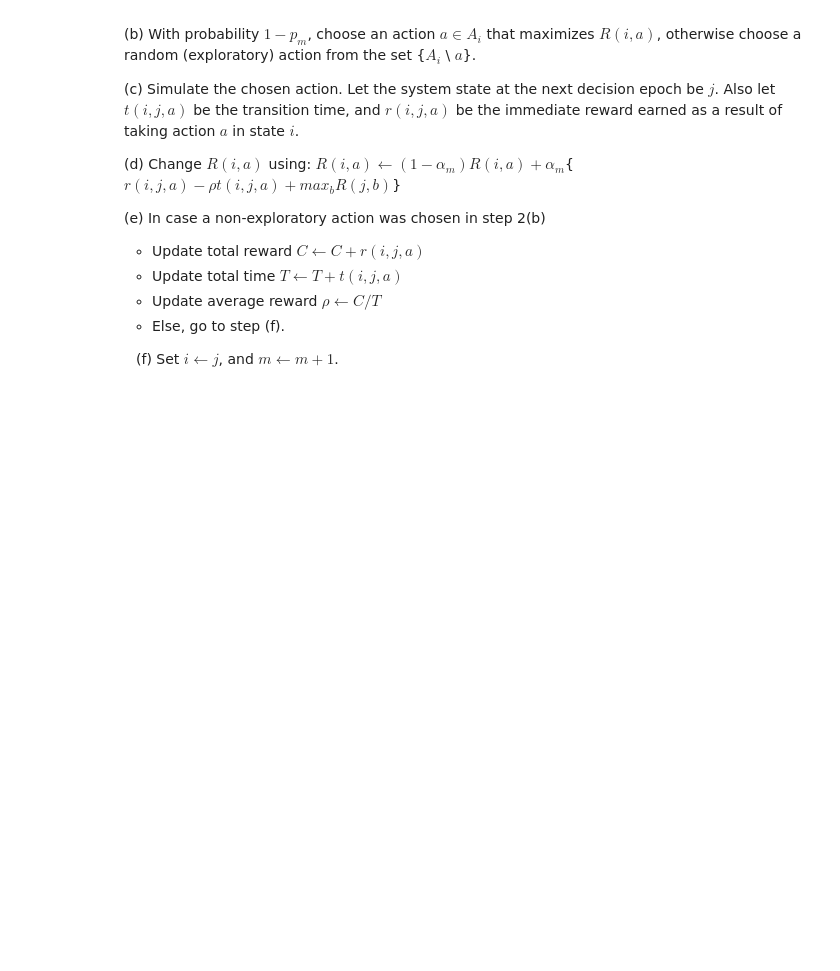
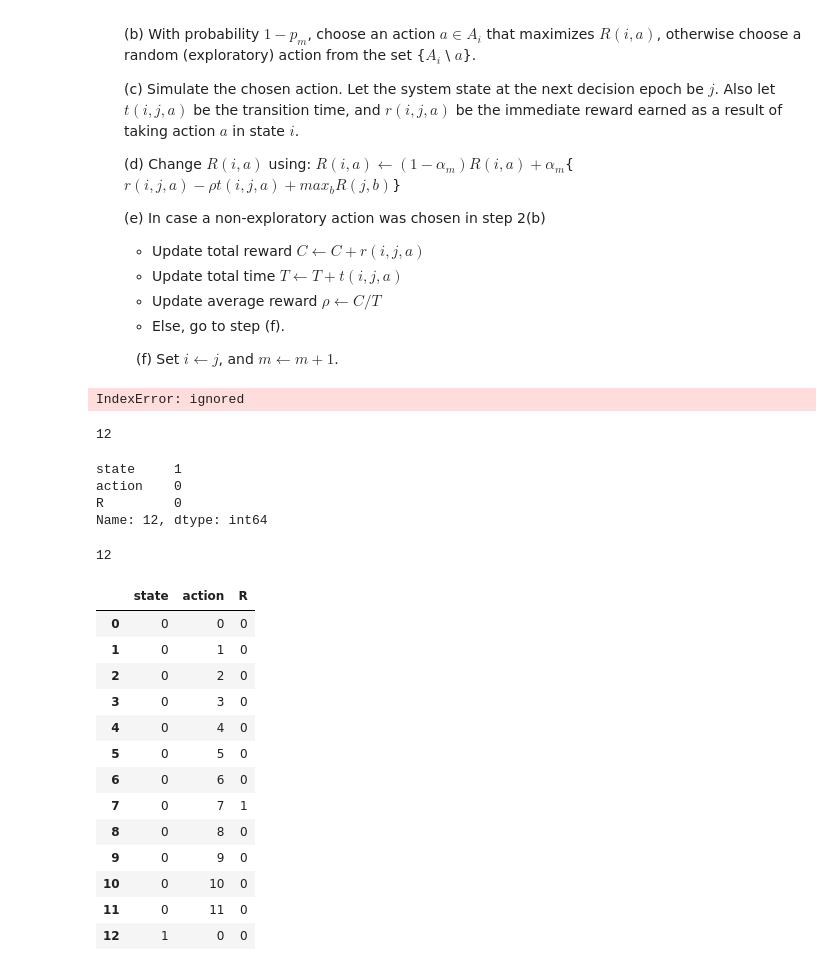
Before and after one commit to aromanenko/RLIO, a Jupyter notebook: DemandRestoring_v2.2.ipynb, the cells around one changed output. Saved outputs shown, nothing was run; the diff lists cells and outputs as text; code cells hidden in the pictures; blank space fills up the shorter version.

```diff
--- a/DemandRestoring_v2.2.ipynb
+++ b/DemandRestoring_v2.2.ipynb
@@ -761,3 +759,6 @@ def maximization_R():
+# %%
+def max_R():
+    return 1
 # %%
 shop_id = 4600
 product_id = 18973900
@@ -776,7 +777,7 @@ m = 0 # time step
 T = 0 # total time
 C = 0 # cumulative reward / total reward
 p = 0 # reward rate / average reward
-MAX_STEPS = 1
+MAX_STEPS = 2
 
 action_indeces = [i for i in range(len(action))]
 
@@ -791,7 +792,7 @@ while m < MAX_STEPS:
         order_data = order_data.append({'shop_id': shop_id, 'product_id': product_id, 'value': state.at[i, 'order']}, ignore_index=True)
     else:
         alpha = 0.01 / m
-        probability = 0.1
+        probability = 0.1 / m
 
     state.at[i, 'used'] = 1
 
@@ -829,12 +830,51 @@ while m < MAX_STEPS:
     reward_index = reward[(reward['state']==i) & (reward['action']==action_index)].index[0]
 
     r = (new_state['sales'] - new_state['stock'] * (1 - new_state['sl']) / new_state['sl']).sum()
+    t = 1
+    reward.at[reward_index, 'R'] = (1 - alpha) * reward.at[reward_index, 'R'] + alpha * (r - p + max_R())
     # reward.at[reward_index, 'R'] = (1 - alpha) * reward.at[reward_index, 'R'] + alpha * (r[i][j][a] - p * t[i][j][a] + maximization_R())
 
-    # if non_exploratoty:
-    #     C = C + r[i][j][a]
-    #     T = T + t[i][j][a]
-    #     p = C / T
+    if non_exploratoty:
+        C = C + r
+        # C = C + r[i][j][a]
+        T += 1
+        # T = T + t[i][j][a]
+        p = C / T
 
-    # i = j
+    i = j
     m += 1
+# %% [output]
+IndexError: ignored
+# %%
+reward_i = reward[reward['state']==i].R.idxmax()
+reward_i
+# %% [output]
+12
+# %%
+reward.iloc[reward_i].actio
+# %% [output]
+state     1
+action    0
+R         0
+Name: 12, dtype: int64
+# %%
+action_index
+# %% [output]
+12
+# %%
+reward[:13]
+# %% [output]
+|  | state | action | R |
+| 0 | 0 | 0 | 0 |
+| 1 | 0 | 1 | 0 |
+| 2 | 0 | 2 | 0 |
+| 3 | 0 | 3 | 0 |
+| 4 | 0 | 4 | 0 |
+| 5 | 0 | 5 | 0 |
+| 6 | 0 | 6 | 0 |
+| 7 | 0 | 7 | 1 |
+| 8 | 0 | 8 | 0 |
+| 9 | 0 | 9 | 0 |
+| 10 | 0 | 10 | 0 |
+| 11 | 0 | 11 | 0 |
+| 12 | 1 | 0 | 0 |
```
Also changed, not shown: parts of 2 cells of this notebook.
